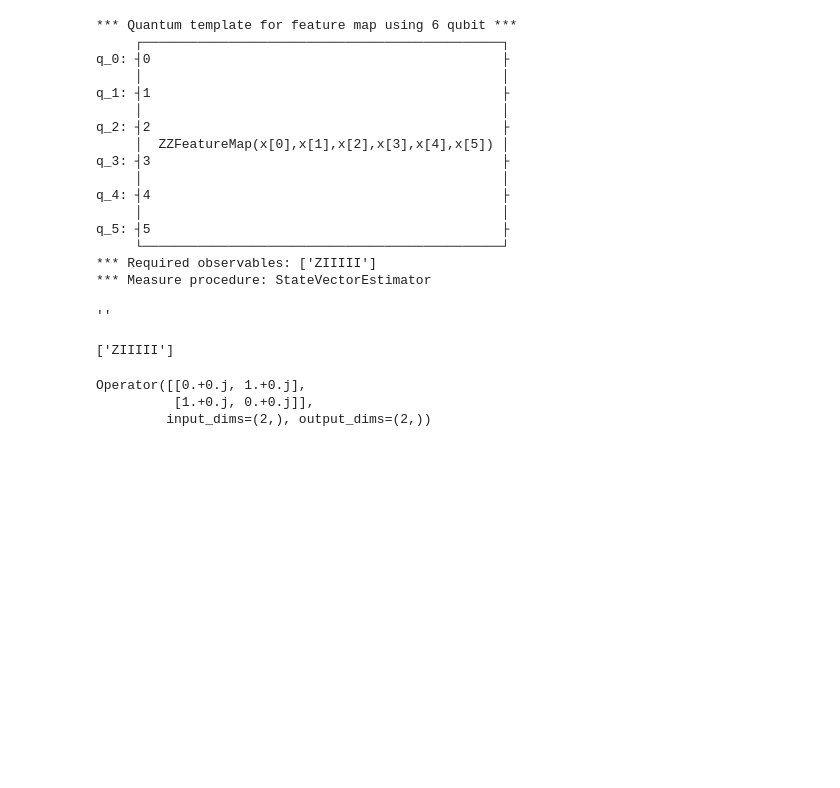
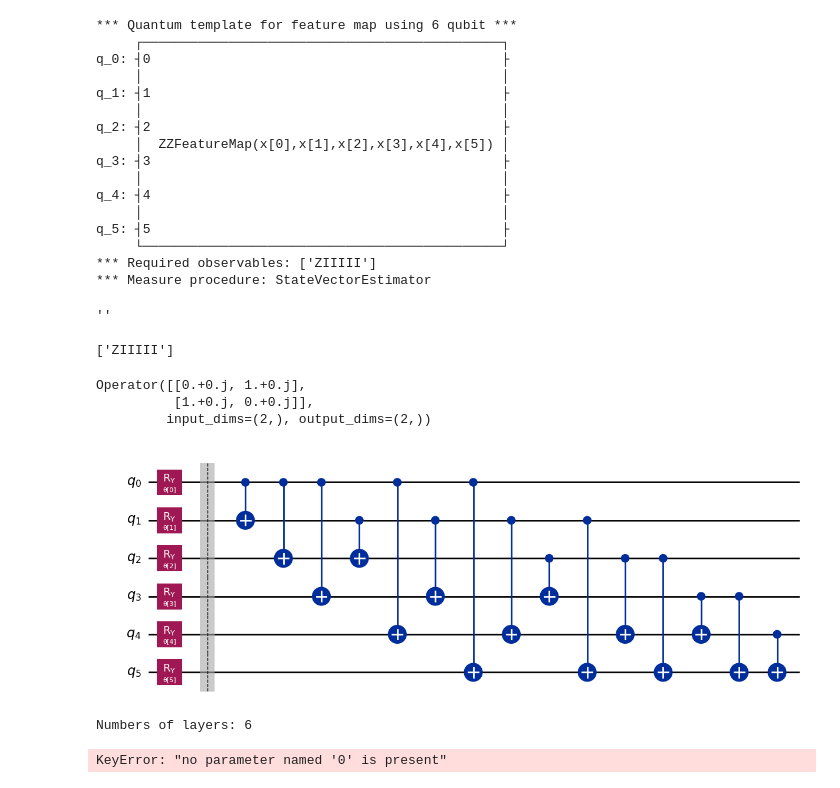
Before and after one commit to fdamore/QK, a Jupyter notebook: notebooks/validation.ipynb, the cells around one changed output. Cells and saved outputs as stored; diff of their text form; code cells hidden in the pictures; blank space fills up the shorter version.

```diff
--- a/notebooks/validation.ipynb
+++ b/notebooks/validation.ipynb
@@ -200,3 +200,28 @@ Operator.from_label('X')
 Operator([[0.+0.j, 1.+0.j],
           [1.+0.j, 0.+0.j]],
          input_dims=(2,), output_dims=(2,))
+# %%
+from qiskit.circuit.library import TwoLocal
+
+n_qubits = 6
+n_layers = 1
+#circuit = TwoLocal(n_qubits, 'ry', 'cx', 'linear', reps=n_layers)
+twl = TwoLocal(n_qubits,
+                   rotation_blocks='ry',
+                   entanglement_blocks='cx',
+                   entanglement='full',
+                   reps=n_layers,
+                   insert_barriers=True, skip_final_rotation_layer=True)
+
+display(twl.decompose().draw('mpl'))
+
+
+num_pars = len(twl.parameters)
+print(f'Numbers of layers: {num_pars}')
+# %% [output]
+[figure, added]
+Numbers of layers: 6
+# %%
+twl.parameters
+# %% [output]
+KeyError: "no parameter named '0' is present"
```
Also changed, not shown: 1 other file.
